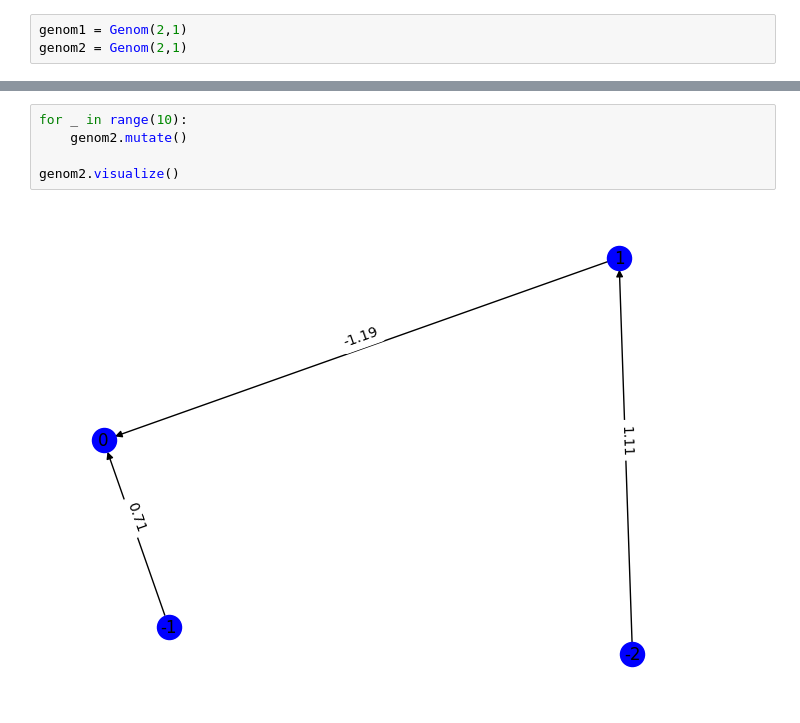
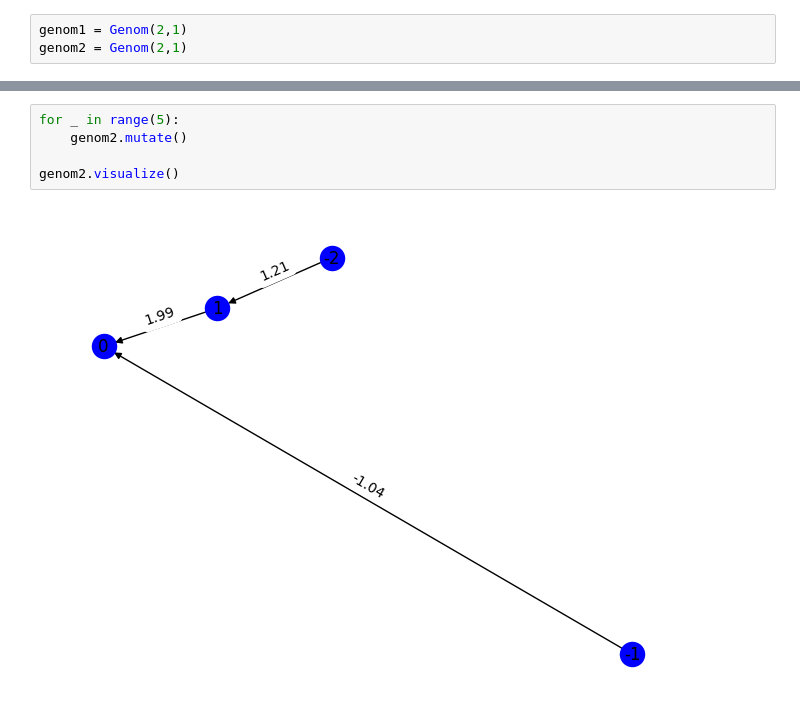
Before and after one commit to mark22222/neuroevolution, a Jupyter notebook: 7.ipynb, the cells around one changed output, grey strips where cells are left out. Drawn from its saved outputs; the diff is of its cells as text.

```diff
--- a/7.ipynb
+++ b/7.ipynb
@@ -119,10 +117,10 @@ crossover(genom1,genom2)
 # %%
-for _ in range(10):
+for _ in range(5):
     genom2.mutate()
 
 genom2.visualize()
 # %% [output]
-[figure, old version]
+[figure, new version]
 # %%
 g = crossover(genom1,genom2)
 # %% [output]
```
Also changed, not shown: parts of 16 cells of this notebook, 1 other file.
